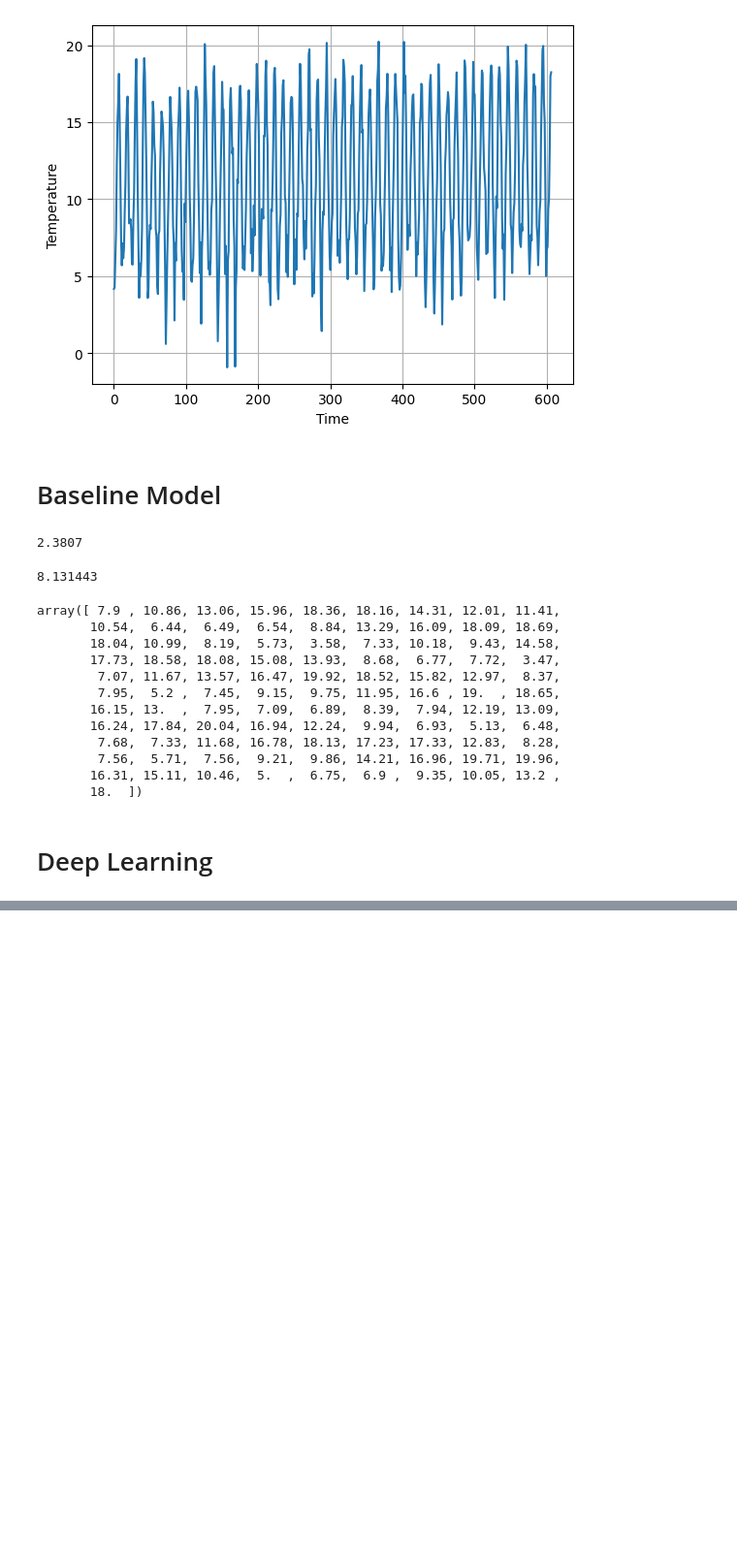
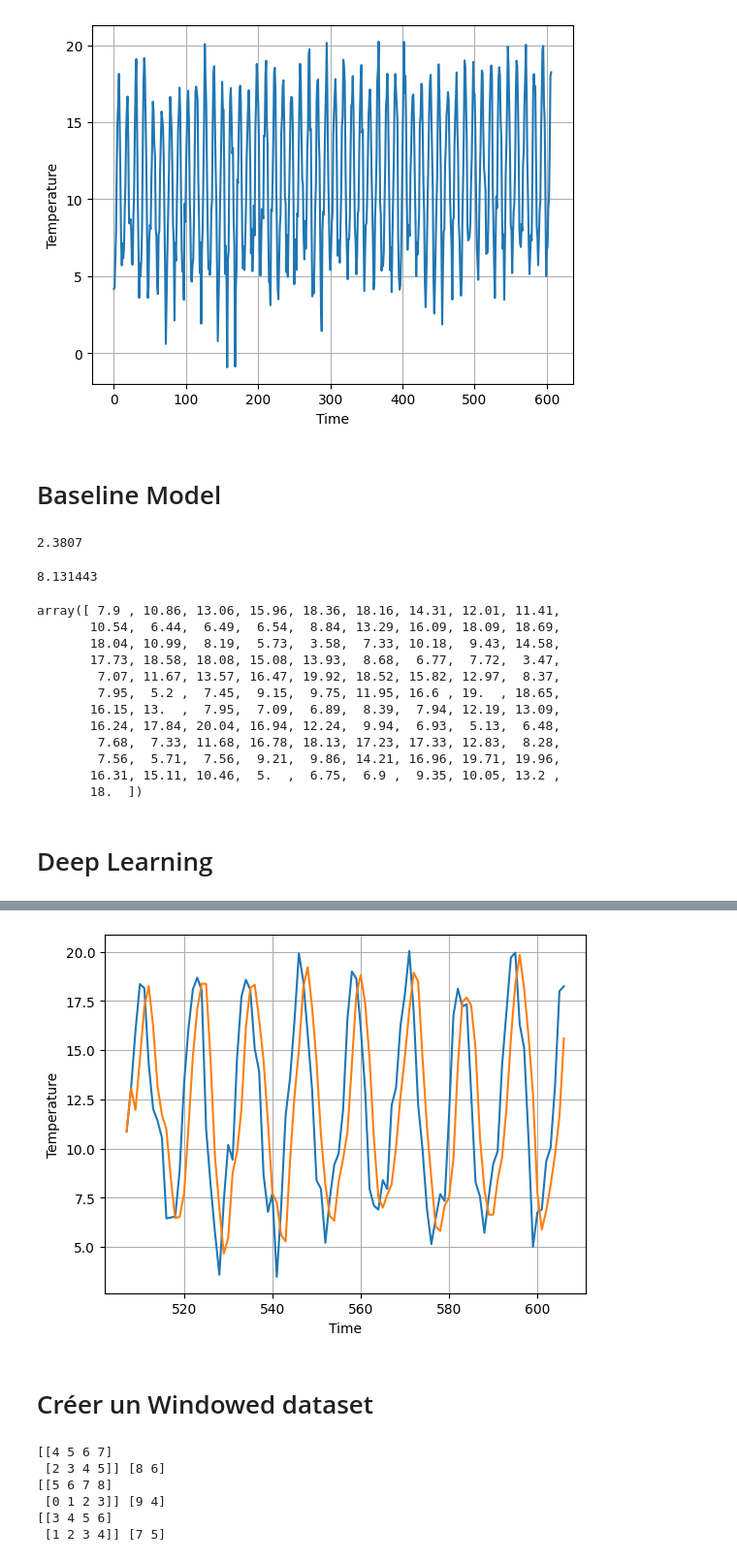
Before and after one commit to The237/DeepLearningCourses, a Jupyter notebook: 08_TimeSeries.ipynb, the cells around one changed output, grey strips where cells are left out. Shown at 97% size. Drawn from its saved outputs; the diff is of its cells as text; code cells hidden in the pictures; blank space fills up the shorter version.

```diff
--- a/08_TimeSeries.ipynb
+++ b/08_TimeSeries.ipynb
@@ -158,0 +166,2 @@ window_size = 3
+# %%
+x_windowed = np.zeros(len(x_test))
@@ -158,0 +176,5 @@ window_size = 3
+# %%
+x_windowed[0] = x_test[0]
+x_windowed[1] = x_test[1]
+for i in range(2,len(x_test)):
+  x_windowed[i] = np.mean(x_test[i-2:i])
@@ -158,0 +189,11 @@ window_size = 3
+# %%
+plt.plot(time_test, x_test)
+plt.plot(time_test, x_windowed)
+plt.xlabel("Time")
+plt.ylabel("Temperature")
+plt.grid(True)
+plt.show()
+# %% [output]
+[figure, added]
+# %% [markdown]
+# Créer un Windowed dataset
@@ -158,0 +212,10 @@ window_size = 3
+# %%
+for X,y in dataset:
+  print(X.numpy(), y.numpy())
+# %% [output]
+[[4 5 6 7]
+ [2 3 4 5]] [8 6]
+[[5 6 7 8]
+ [0 1 2 3]] [9 4]
+[[3 4 5 6]
+ [1 2 3 4]] [7 5]
```
Also changed, not shown: parts of 26 cells of this notebook.
